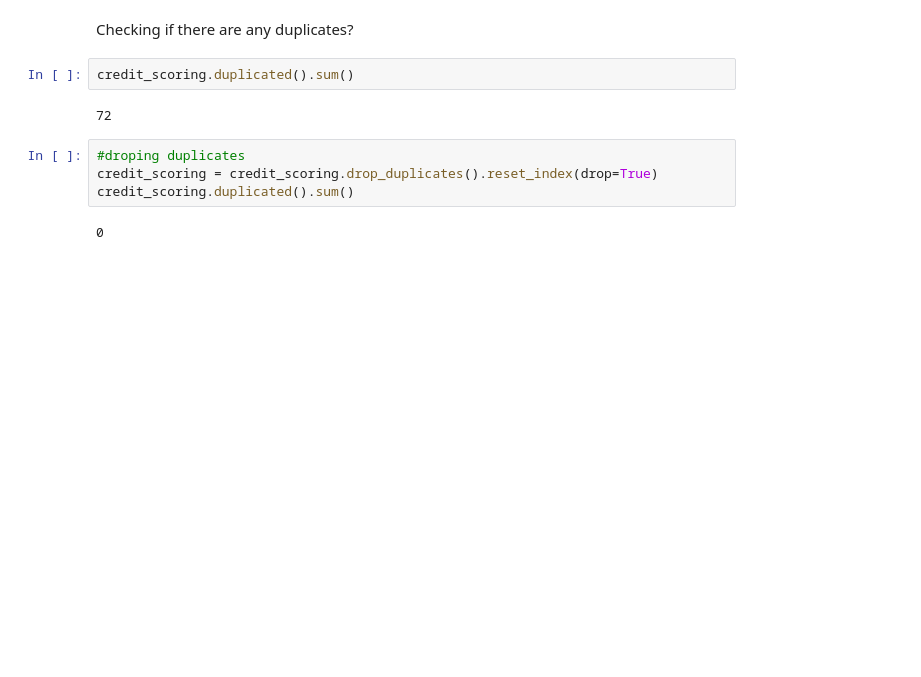
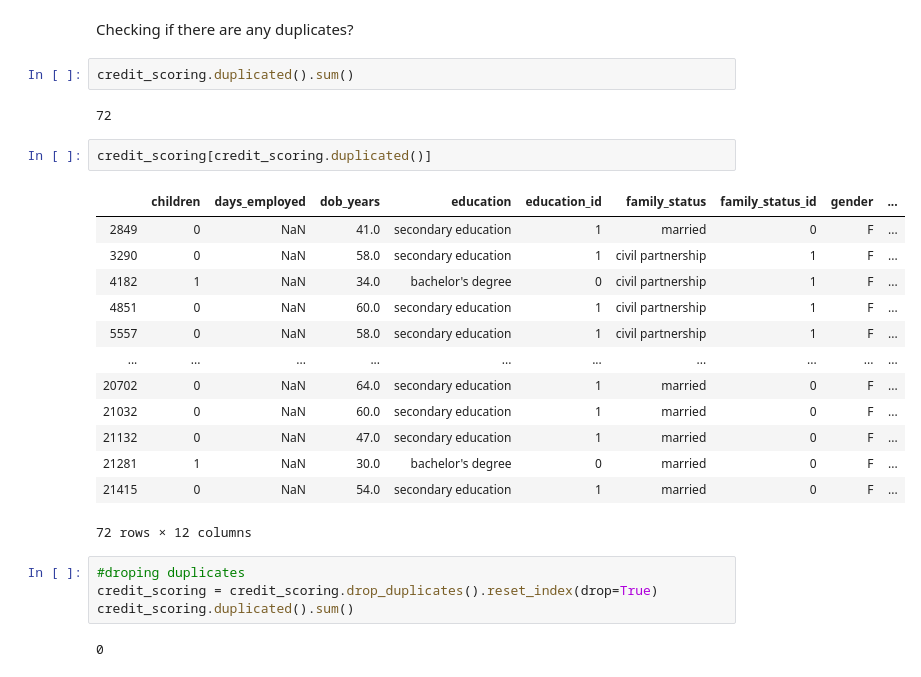
Before and after one commit to hibatallahk/Credit_Scoring_Data_Analysis, a Jupyter notebook: borrowersrisk.ipynb, the cells around one changed output. Cells and saved outputs as stored; diff of their text form; blank space fills up the shorter version.

```diff
--- a/borrowersrisk.ipynb
+++ b/borrowersrisk.ipynb
@@ -435,6 +588,22 @@ Checking if there are any duplicates?
 credit_scoring.duplicated().sum()
 # %% [output]
 72
+# %%
+credit_scoring[credit_scoring.duplicated()]
+# %% [output]
+|  | children | days_employed | dob_years | education | education_id | family_status | family_status_id | gender | ... |
+| 2849 | 0 | NaN | 41.0 | secondary education | 1 | married | 0 | F | ... |
+| 3290 | 0 | NaN | 58.0 | secondary education | 1 | civil partnership | 1 | F | ... |
+| 4182 | 1 | NaN | 34.0 | bachelor's degree | 0 | civil partnership | 1 | F | ... |
+| 4851 | 0 | NaN | 60.0 | secondary education | 1 | civil partnership | 1 | F | ... |
+| 5557 | 0 | NaN | 58.0 | secondary education | 1 | civil partnership | 1 | F | ... |
+| ... | ... | ... | ... | ... | ... | ... | ... | ... | ... |
+| 20702 | 0 | NaN | 64.0 | secondary education | 1 | married | 0 | F | ... |
+| 21032 | 0 | NaN | 60.0 | secondary education | 1 | married | 0 | F | ... |
+| 21132 | 0 | NaN | 47.0 | secondary education | 1 | married | 0 | F | ... |
+| 21281 | 1 | NaN | 30.0 | bachelor's degree | 0 | married | 0 | F | ... |
+| 21415 | 0 | NaN | 54.0 | secondary education | 1 | married | 0 | F | ... |
+72 rows × 12 columns
 # %%
 #droping duplicates
 credit_scoring = credit_scoring.drop_duplicates().reset_index(drop=True)
```
Also changed, not shown: parts of 51 cells of this notebook.
